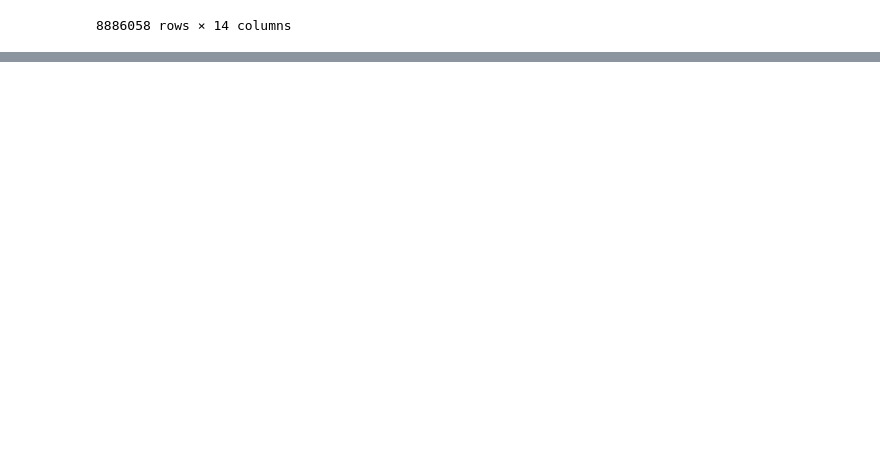
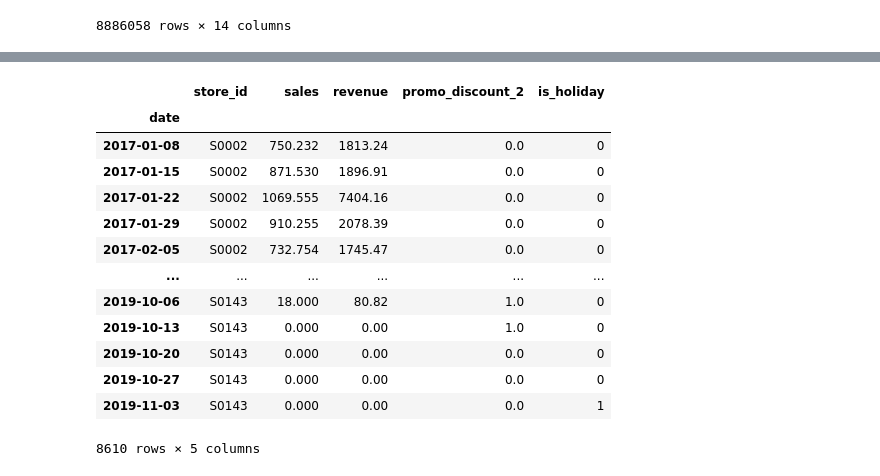
Before and after one commit to TIVEAA/Project_II, a Jupyter notebook: Project_II.ipynb, the cells around one changed output, grey strips where cells are left out. Saved outputs shown, nothing was run; the diff lists cells and outputs as text; code cells hidden in the pictures; blank space fills up the shorter version.

```diff
--- a/Project_II.ipynb
+++ b/Project_II.ipynb
@@ -776,0 +698,18 @@ for store_id in store_ids:
+# %%
+sales_promo = sales_promo.reset_index(level="store_id", drop = False)
+sales_promo
+# %% [output]
+|  | store_id | sales | revenue | promo_discount_2 | is_holiday |
+| date |  |  |  |  |  |
+| 2017-01-08 | S0002 | 750.232 | 1813.24 | 0.0 | 0 |
+| 2017-01-15 | S0002 | 871.530 | 1896.91 | 0.0 | 0 |
+| 2017-01-22 | S0002 | 1069.555 | 7404.16 | 0.0 | 0 |
+| 2017-01-29 | S0002 | 910.255 | 2078.39 | 0.0 | 0 |
+| 2017-02-05 | S0002 | 732.754 | 1745.47 | 0.0 | 0 |
+| ... | ... | ... | ... | ... | ... |
+| 2019-10-06 | S0143 | 18.000 | 80.82 | 1.0 | 0 |
+| 2019-10-13 | S0143 | 0.000 | 0.00 | 1.0 | 0 |
+| 2019-10-20 | S0143 | 0.000 | 0.00 | 0.0 | 0 |
+| 2019-10-27 | S0143 | 0.000 | 0.00 | 0.0 | 0 |
+| 2019-11-03 | S0143 | 0.000 | 0.00 | 0.0 | 1 |
+8610 rows × 5 columns
```
Also changed, not shown: parts of 20 cells of this notebook.
